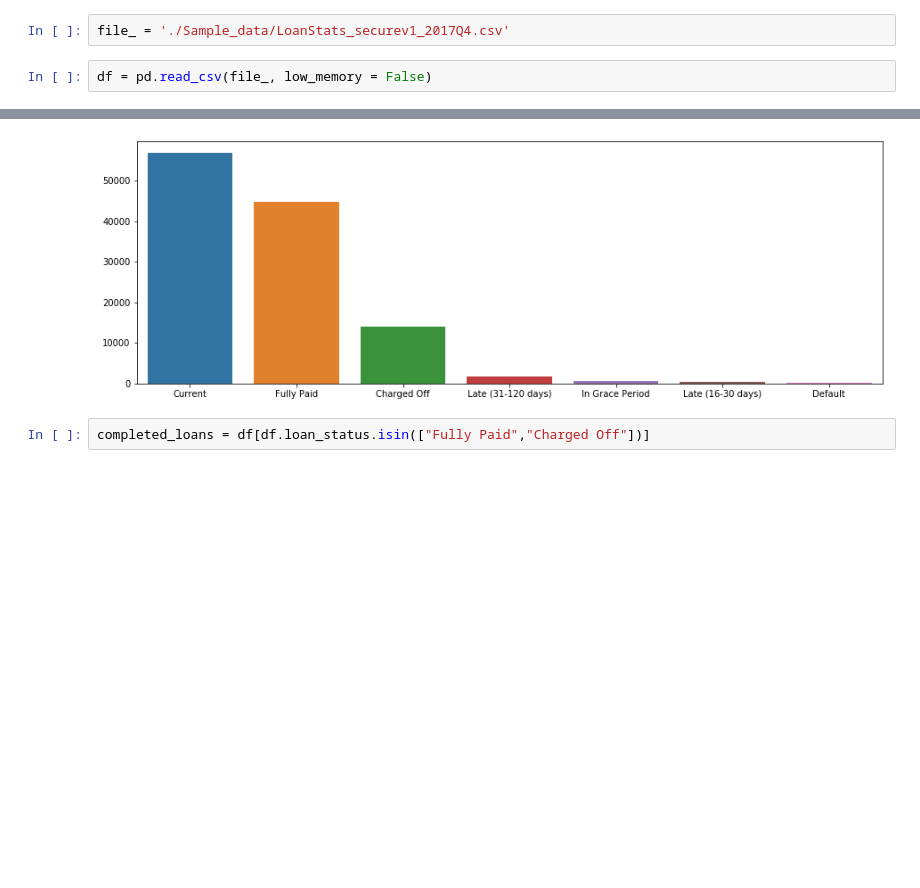
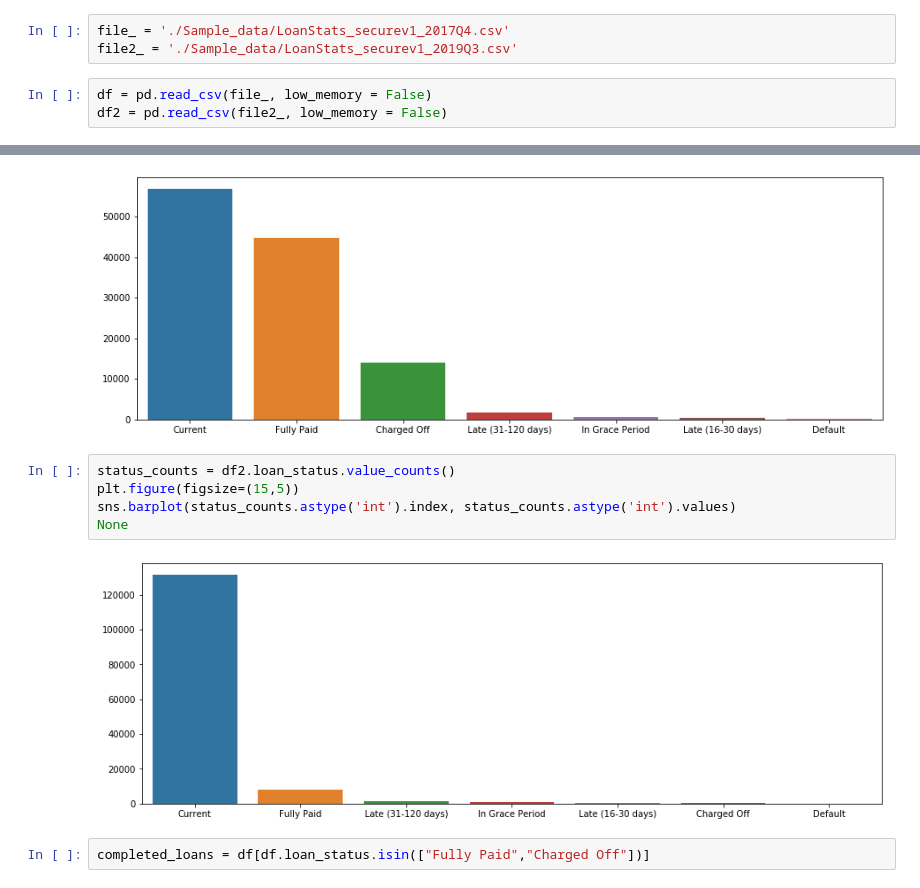
Before and after one commit to MartynJJ/ML_Project, a Jupyter notebook: Data Review.ipynb, the cells around one changed output, grey strips where cells are left out. Drawn from its saved outputs; the diff is of its cells as text; blank space fills up the shorter version.

```diff
--- a/Data Review.ipynb
+++ b/Data Review.ipynb
@@ -5,8 +5,10 @@ import matplotlib.pyplot as plt
 import seaborn as sns
 # %%
 file_ = './Sample_data/LoanStats_securev1_2017Q4.csv'
+file2_ = './Sample_data/LoanStats_securev1_2019Q3.csv'
 # %%
 df = pd.read_csv(file_, low_memory = False)
+df2 = pd.read_csv(file2_, low_memory = False)
 # %%
 df.columns.values
 # %% [output]
@@ -34,6 +38,13 @@ sns.barplot(status_counts.astype('int').index, status_counts.astype('int').value
 None
 # %% [output]
 [figure]
+# %%
+status_counts = df2.loan_status.value_counts()
+plt.figure(figsize=(15,5))
+sns.barplot(status_counts.astype('int').index, status_counts.astype('int').values)
+None
+# %% [output]
+[figure, added]
 # %%
 completed_loans = df[df.loan_status.isin(["Fully Paid","Charged Off"])]
 # %%
```
Also changed, not shown: parts of 2 cells of this notebook, 1 other file.
